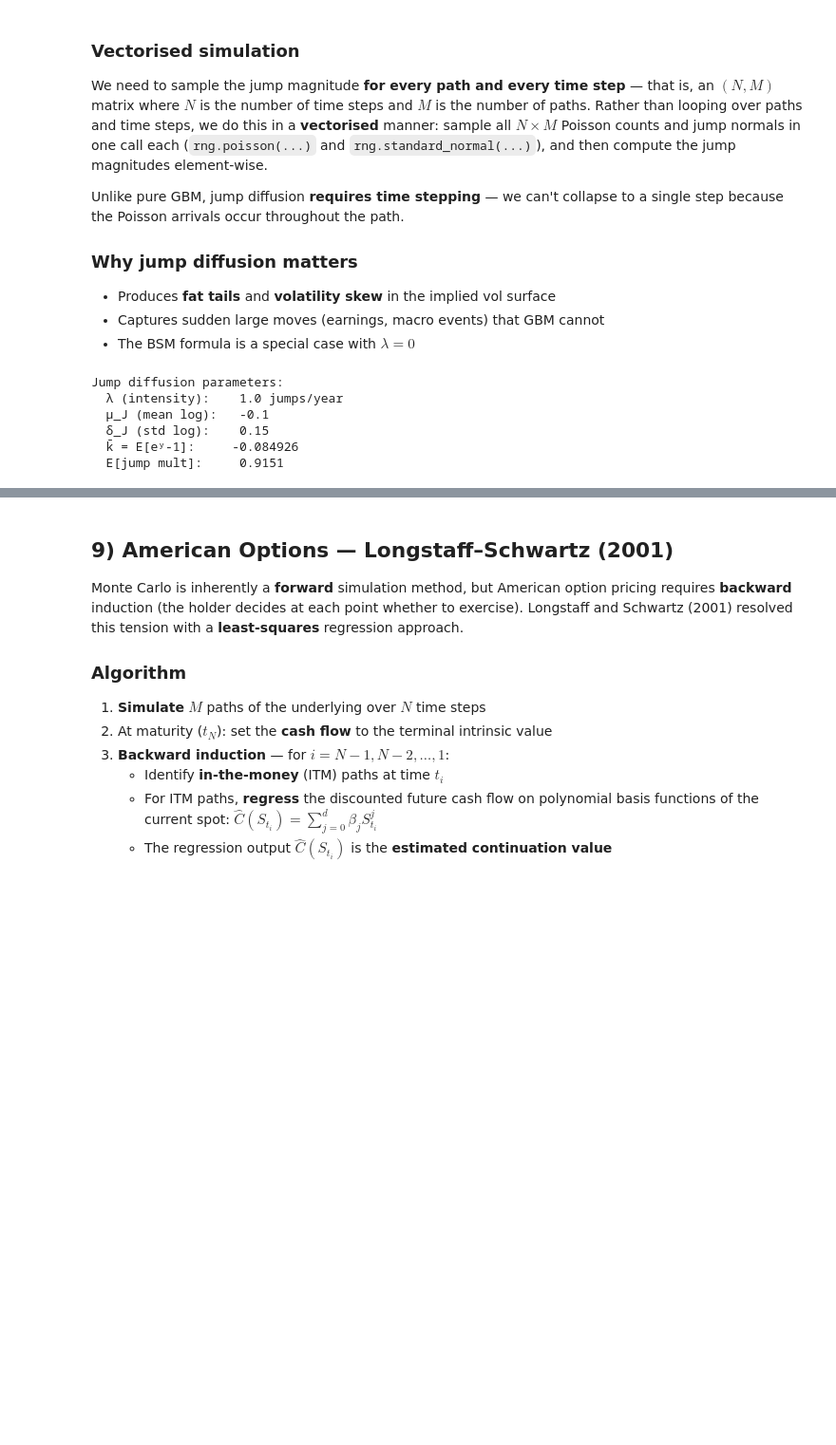
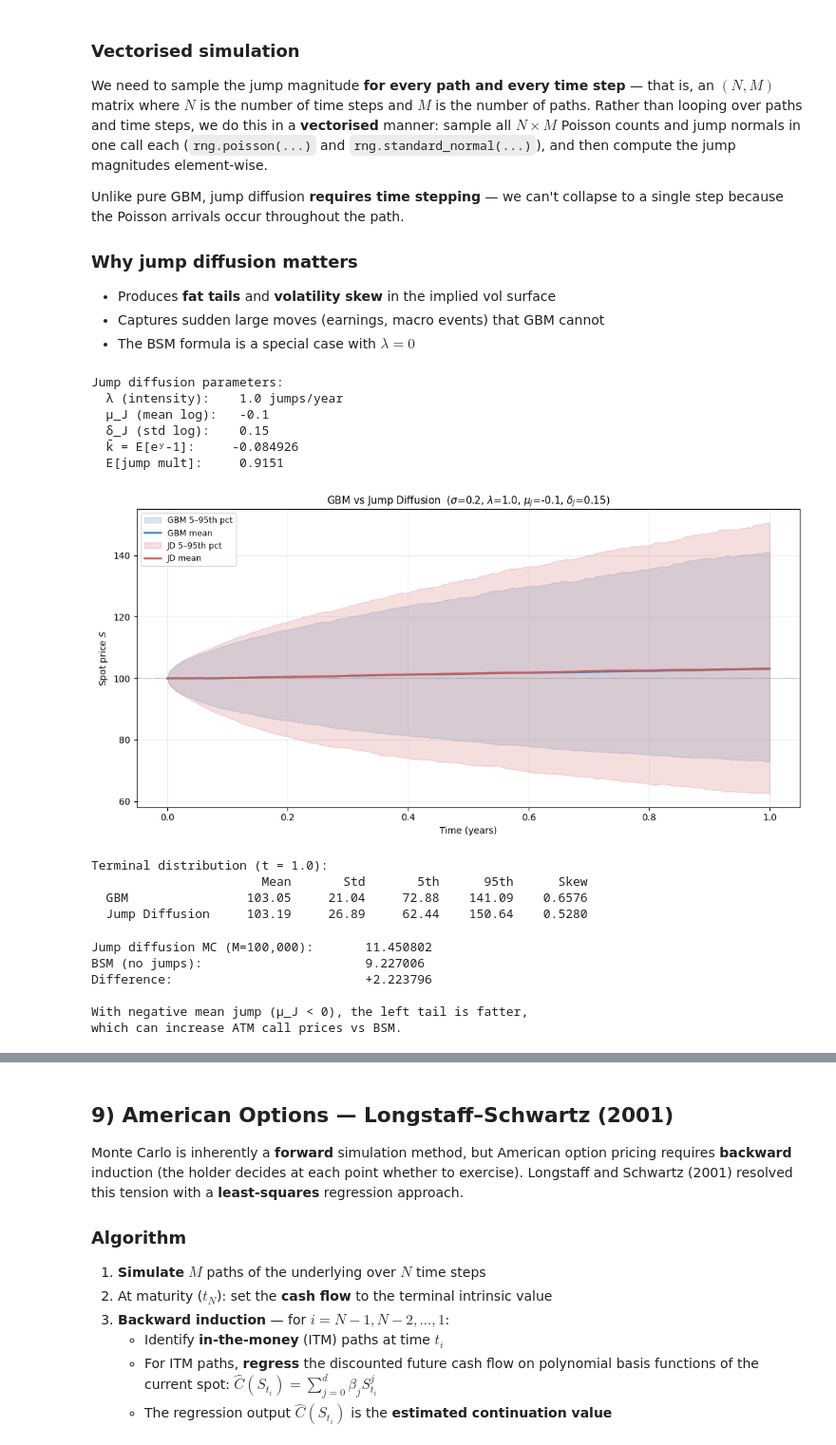
Before and after one commit to jsidhu06/portfolio_analytics, a Jupyter notebook: tutorials/05_monte_carlo.ipynb, the cells around one changed output, grey strips where cells are left out. Shown at 95% size. Cells and saved outputs as stored; diff of their text form; code cells hidden in the pictures; blank space fills up the shorter version.

```diff
--- a/tutorials/05_monte_carlo.ipynb
+++ b/tutorials/05_monte_carlo.ipynb
@@ -576,36 +611,94 @@ rng_jd = np.random.default_rng(456)
 # Shared diffusion draws — same Z for both GBM and JD so the
 # only difference in paths comes from the jump component
 Z_jd = rng_jd.standard_normal((N_jd, M_jd))
 
 # --- GBM paths (same Z) ---
 drift_gbm2 = (r - q - 0.5 * sigma**2) * dt_jd
 log_inc_gbm2 = np.vstack(
     [np.zeros(M_jd), np.full((N_jd, M_jd), drift_gbm2) + sigma * np.sqrt(dt_jd) * Z_jd]
 )
 paths_gbm2 = S0 * np.exp(np.cumsum(log_inc_gbm2, axis=0))
 
 # --- Jump diffusion paths (same Z + jumps) ---
 # Step 1: sample N_Δ for every (time step, path) — Poisson(λ·Δt)
 poi_counts = rng_jd.poisson(lambd * dt_jd, size=(N_jd, M_jd))
 # Step 2: sample Z_J for every (time step, path) — N(0,1)
 jump_normals = rng_jd.standard_normal((N_jd, M_jd))
 
 drift_jd = (r - q - lambd * k_bar - 0.5 * sigma**2) * dt_jd
 diffusion_jd = sigma * np.sqrt(dt_jd) * Z_jd
 
 # Step 3: total jump magnitude = N_Δ·μ_J + √N_Δ·δ_J·Z_J
 # The np.where guard is not strictly necessary (the formula gives 0
 # when poi_counts=0), but makes the "no jump" case explicit
 jump_mag = np.where(
     poi_counts > 0,
     poi_counts * mu_J + np.sqrt(poi_counts) * delta_J * jump_normals,
     0.0,
 )
 log_inc_jd = np.vstack([np.zeros(M_jd), np.full((N_jd, M_jd), drift_jd) + diffusion_jd + jump_mag])
 paths_jd = S0 * np.exp(np.cumsum(log_inc_jd, axis=0))
+
+t_axis_jd = np.linspace(0, T, N_jd + 1)
+
+# Compute percentiles
+pct_lo, pct_hi = 5, 95
+gbm_mean = np.mean(paths_gbm2, axis=1)
+gbm_lo = np.percentile(paths_gbm2, pct_lo, axis=1)
+gbm_hi = np.percentile(paths_gbm2, pct_hi, axis=1)
+
+jd_mean = np.mean(paths_jd, axis=1)
+jd_lo = np.percentile(paths_jd, pct_lo, axis=1)
+jd_hi = np.percentile(paths_jd, pct_hi, axis=1)
+
+fig, ax = plt.subplots(figsize=(11, 5.5))
+
+# GBM band
+ax.fill_between(
+    t_axis_jd, gbm_lo, gbm_hi, alpha=0.20, color="steelblue", label=f"GBM {pct_lo}–{pct_hi}th pct"
+)
+ax.plot(t_axis_jd, gbm_mean, lw=2, color="steelblue", label="GBM mean")
+
+# JD band
+ax.fill_between(
+    t_axis_jd, jd_lo, jd_hi, alpha=0.20, color="indianred", label=f"JD {pct_lo}–{pct_hi}th pct"
+)
+ax.plot(t_axis_jd, jd_mean, lw=2, color="indianred", label="JD mean")
+
+ax.axhline(S0, color="grey", ls=":", lw=0.8)
+ax.set_xlabel("Time (years)")
+ax.set_ylabel("Spot price $S$")
+ax.set_title(
+    f"GBM vs Jump Diffusion  ($\\sigma$={sigma}, $\\lambda$={lambd}, "
+    f"$\\mu_J$={mu_J}, $\\delta_J$={delta_J})",
+    fontsize=11,
+)
+ax.legend(fontsize=9, loc="upper left")
+ax.grid(alpha=0.2)
+plt.tight_layout()
+plt.show()
+
+print(f"\nTerminal distribution (t = {T}):")
+print(f"  {'':15s}  {'Mean':>8s}  {'Std':>8s}  {'5th':>8s}  {'95th':>8s}  {'Skew':>8s}")
+print(
+    f"  {'GBM':15s}  {gbm_mean[-1]:8.2f}  {np.std(paths_gbm2[-1]):8.2f}"
+    f"  {gbm_lo[-1]:8.2f}  {gbm_hi[-1]:8.2f}"
+    f"  {float(np.mean(((paths_gbm2[-1] - gbm_mean[-1]) / np.std(paths_gbm2[-1])) ** 3)):8.4f}"
+)
+print(
+    f"  {'Jump Diffusion':15s}  {jd_mean[-1]:8.2f}  {np.std(paths_jd[-1]):8.2f}"
+    f"  {jd_lo[-1]:8.2f}  {jd_hi[-1]:8.2f}"
+    f"  {float(np.mean(((paths_jd[-1] - jd_mean[-1]) / np.std(paths_jd[-1])) ** 3)):8.4f}"
+)
+# %% [output]
+[figure, added]
+Terminal distribution (t = 1.0):
+                       Mean       Std       5th      95th      Skew
+  GBM                103.05     21.04     72.88    141.09    0.6576
+  Jump Diffusion     103.19     26.89     62.44    150.64    0.5280
 # %%
 # ── Price with the library's JDProcess engine ──────────────────────
-num_paths_jd = 200_000
+num_paths_jd = 100_000
 num_steps_jd = 100
 
 sim_jd = SimulationConfig(
@@ -645,6 +738,13 @@ print(f"BSM (no jumps):                      {bsm_pv:.6f}")
 print(f"Difference:                          {jd_pv - bsm_pv:+.6f}")
 print("\nWith negative mean jump (μ_J < 0), the left tail is fatter,")
 print("which can increase ATM call prices vs BSM.")
+# %% [output]
+Jump diffusion MC (M=100,000):       11.450802
+BSM (no jumps):                      9.227006
+Difference:                          +2.223796
+
+With negative mean jump (μ_J < 0), the left tail is fatter,
+which can increase ATM call prices vs BSM.
 # %%
 # Demonstrate JD process with λ=0 matches GBM (no jumps)
 jd_process = JDProcess(
```
Also changed, not shown: parts of 12 cells of this notebook.
